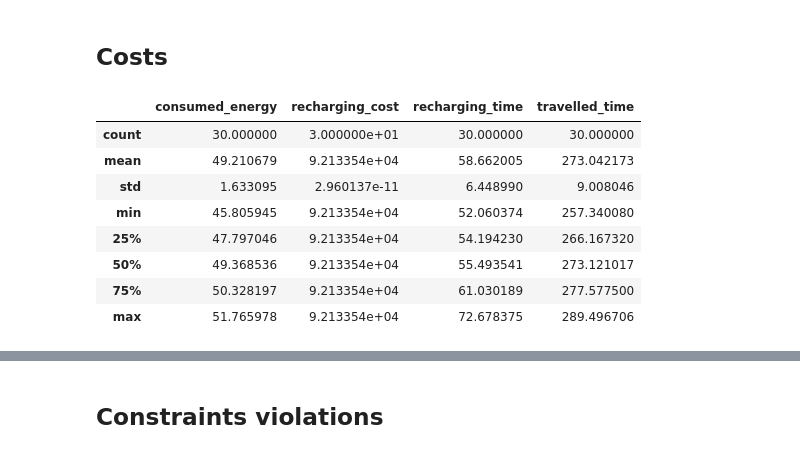
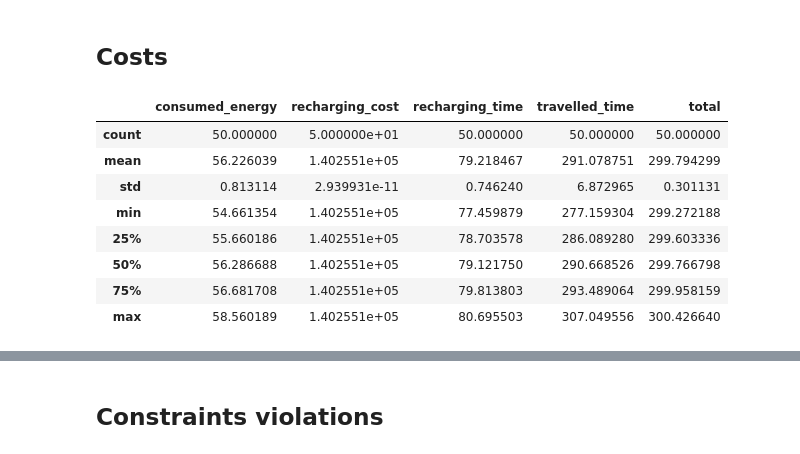
Before and after one commit to jpfutalef/DynamicStochasticElectricVRP, a Jupyter notebook: notebooks/OnlineResults.ipynb, the cells around one changed output, grey strips where cells are left out. Cells and saved outputs as stored; diff of their text form; code cells hidden in the pictures.

```diff
--- a/notebooks/OnlineResults.ipynb
+++ b/notebooks/OnlineResults.ipynb
@@ -170,19 +181,16 @@ def get_costs_dataframes(folder):
 # %%
 # Get offline costs
-off_df = get_costs_dataframes(offline_folder)
+off_df = get_costs_dataframes(offline_folder, weights)
 
-# Get online costs
-on_df = get_costs_dataframes(online_folder)
+off_statistics = off_df.describe()
+off_statistics
+# %% [output]
+|  | consumed_energy | recharging_cost | recharging_time | travelled_time | total |
+| count | 50.000000 | 5.000000e+01 | 50.000000 | 50.000000 | 50.000000 |
+| mean | 56.226039 | 1.402551e+05 | 79.218467 | 291.078751 | 299.794299 |
+| std | 0.813114 | 2.939931e-11 | 0.746240 | 6.872965 | 0.301131 |
+| min | 54.661354 | 1.402551e+05 | 77.459879 | 277.159304 | 299.272188 |
+| 25% | 55.660186 | 1.402551e+05 | 78.703578 | 286.089280 | 299.603336 |
+| 50% | 56.286688 | 1.402551e+05 | 79.121750 | 290.668526 | 299.766798 |
+| 75% | 56.681708 | 1.402551e+05 | 79.813803 | 293.489064 | 299.958159 |
+| max | 58.560189 | 1.402551e+05 | 80.695503 | 307.049556 | 300.426640 |
-# %%
-off_statistics = off_df.describe()
-off_statistics
-# %% [output]
-|  | consumed_energy | recharging_cost | recharging_time | travelled_time |
-| count | 30.000000 | 3.000000e+01 | 30.000000 | 30.000000 |
-| mean | 49.210679 | 9.213354e+04 | 58.662005 | 273.042173 |
-| std | 1.633095 | 2.960137e-11 | 6.448990 | 9.008046 |
-| min | 45.805945 | 9.213354e+04 | 52.060374 | 257.340080 |
-| 25% | 47.797046 | 9.213354e+04 | 54.194230 | 266.167320 |
-| 50% | 49.368536 | 9.213354e+04 | 55.493541 | 273.121017 |
-| 75% | 50.328197 | 9.213354e+04 | 61.030189 | 277.577500 |
-| max | 51.765978 | 9.213354e+04 | 72.678375 | 289.496706 |
```
Also changed, not shown: parts of 8 cells of this notebook, 5 other files.
